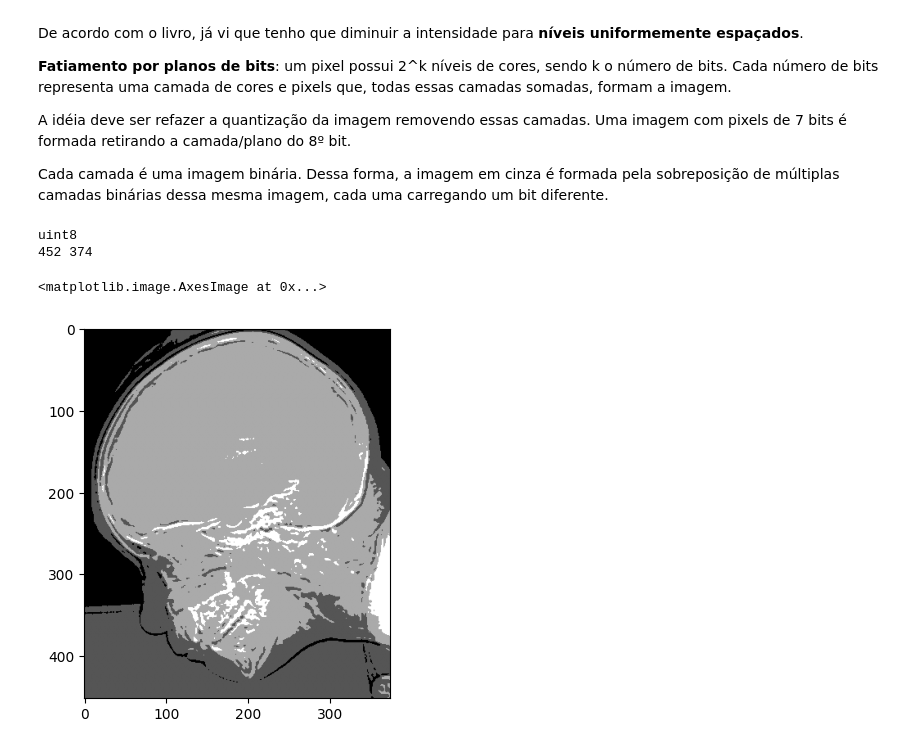
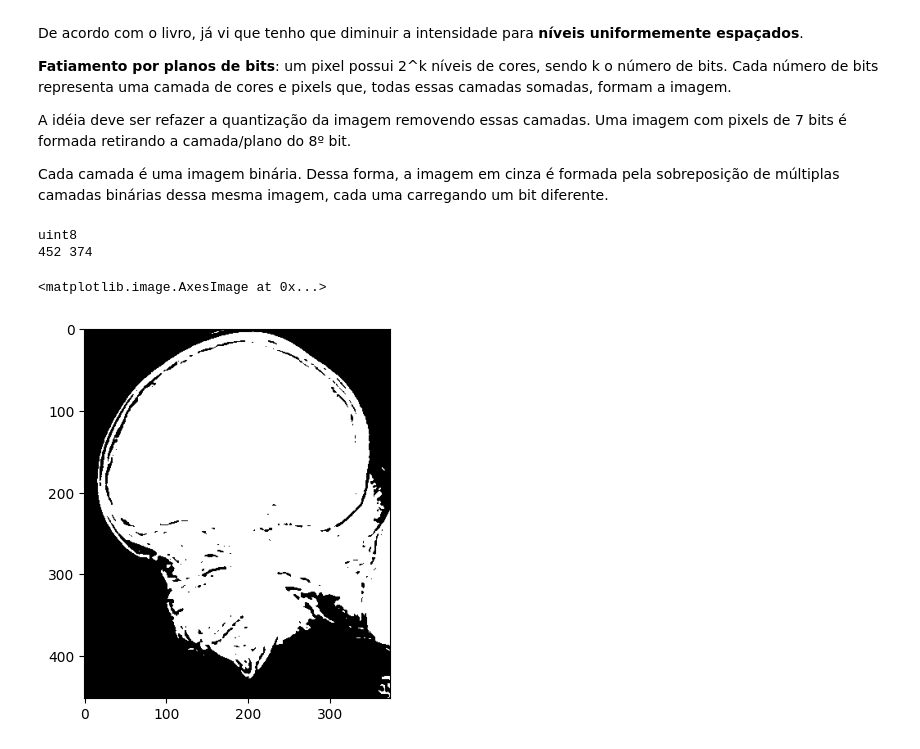
Before and after one commit to kkademorais/pdi-study, a Jupyter notebook: Lab01_PDI.ipynb, the cells around one changed output. Cells and saved outputs as stored; diff of their text form; code cells hidden in the pictures.

```diff
--- a/Lab01_PDI.ipynb
+++ b/Lab01_PDI.ipynb
@@ -228,32 +236,34 @@ img = cv2.imread('ctskull-256.tif', cv2.IMREAD_GRAYSCALE)
 
 print(img.dtype)  # níveis de intensidade (num de bits em cada pixel)
 linha = img.shape[0]
 coluna = img.shape[1]
 print(img.shape[0],img.shape[1]) # dimensões da imagem
 
 nova_img = np.empty((linha,coluna), dtype= img.dtype)
 
 # imagem de 7 bits = 2^7 = 128
 
 # 1 2 4 8 16 32 64 128 256
 # 0 1 2 3 4  5  6   7   8
 
 # num_cores = 256 / 2^k, onde k é o número de bits removidos das camadas para refazer a quantização
 # 7 bits => num_cores = 256 / 2^1 = 256 / 2 = 128
-bits = 2
+
+# num d bits para refazer a quantização
+bits = 1
 k = 8 - bits
 passo = 2**k
 num_cores = int(256 / passo)
 #for k in range(1,num_cores):
 #  nova_img = img // passo
 
 nova_img[::,::] = img[::,::] // passo
 
 quant = (2 ** bits) - 1
 
 plt.imshow(nova_img, cmap='gray', vmin=0, vmax=quant)
 # %% [output]
 uint8
 452 374
 <matplotlib.image.AxesImage at 0x...>
-[figure, old version]
+[figure, new version]
```
Also changed, not shown: parts of 5 cells of this notebook.
